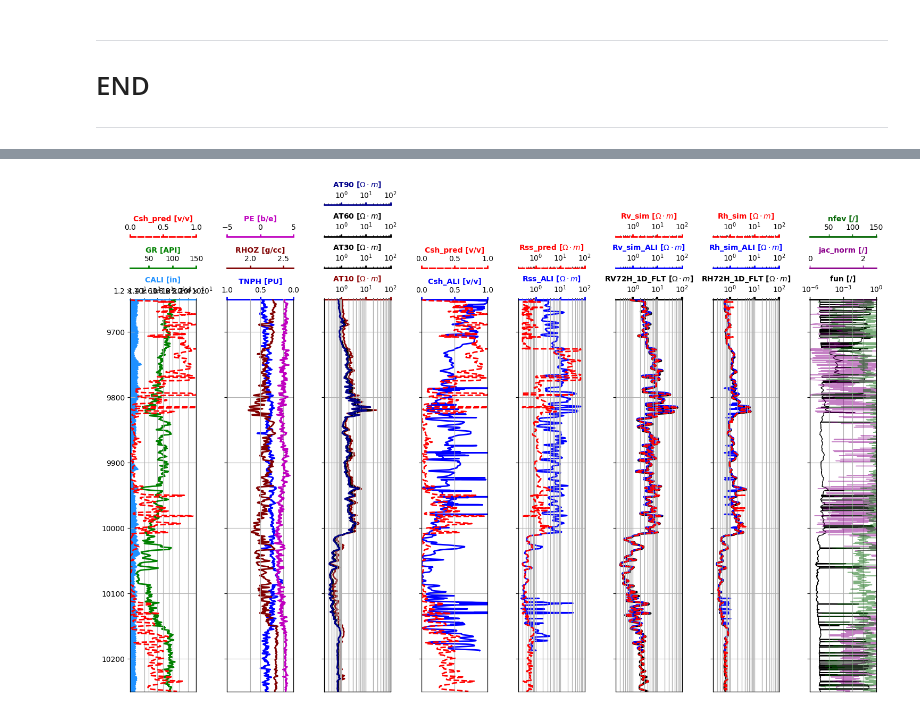
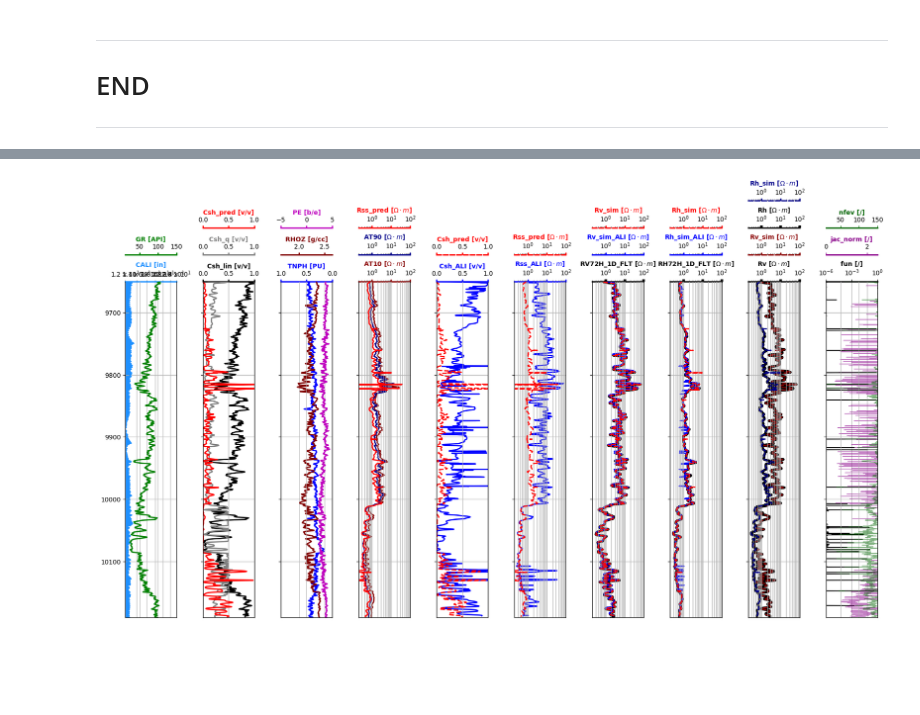
Before and after one commit to misaelmmorales/Anisotropic-Resistivity-Inversion, a Jupyter notebook: main_nb.ipynb, the cells around one changed output, grey strips where cells are left out. Saved outputs shown, nothing was run; the diff lists cells and outputs as text; code cells hidden in the pictures; blank space fills up the shorter version.

```diff
--- a/main_nb.ipynb
+++ b/main_nb.ipynb
@@ -266,3 +242,7 @@ Csh: max=5.116 | min=0.034
 ***
 # END
 ***
+# %%
+from main import *
+ari = ARI()
+case1, case2 = ari.load_data()
@@ -534,49 +481,60 @@ Index(['AT10', 'AT20', 'AT30', 'AT60', 'AT90', 'CALI', 'CORE_FLAG', 'COREPERM',
 # %%
-fig, axs = plt.subplots(1, 8, figsize=(15,10), sharey=True)
-ax1, ax2, ax3, ax4, ax5, ax6, ax7, ax8 = axs
+df = lasio.read('well1.las').df()
+
+fig, axs = plt.subplots(1, 10, figsize=(17.5,10), sharey=True)
+ax0, ax1, ax2, ax3, ax4, ax5, ax6, ax7, ax8, ax9 = axs
+
+ax01 = ax0.twiny()
+ari.plot_curve(ax0, df, 'CALI', 12, 24, 'dodgerblue', units='in', fill=True, semilog=True, pad=0)
+ari.plot_curve(ax01, df, 'GR', 10, 150, 'g', units='API', pad=8)
 
 ax11, ax12 = ax1.twiny(), ax1.twiny()
-ari.plot_curve(ax1, df, 'CALI', 12, 24, 'dodgerblue', units='in', fill=True, semilog=True, pad=0)
-ari.plot_curve(ax11, df, 'GR', 10, 150, 'g', units='API', pad=8)
-ari.plot_curve(ax12, sol, 'Csh_pred', 0, 1, 'r', ls='--', units='v/v', pad=16)
+ari.plot_curve(ax1, data, 'Csh_lin', 0, 1, 'k', units='v/v', pad=0)
+ari.plot_curve(ax11, data, 'Csh_q', 0, 1, 'gray', units='v/v', pad=8)
+ari.plot_curve(ax12, sol, 'Csh_pred', 0, 1, 'r', units='v/v', pad=16)
 
 ax21, ax22 = ax2.twiny(), ax2.twiny()
 ari.plot_curve(ax2, df, 'TNPH', 1, 0, 'b', units='PU', pad=0)
 ari.plot_curve(ax21, df, 'RHOZ', 1.65, 2.65, 'maroon', units='g/cc', pad=8)
 ari.plot_curve(ax22, df, 'PE', -5, 5, 'm', units='b/e', pad=16)
 
-ax31, ax32, ax33 = ax3.twiny(), ax3.twiny(), ax3.twiny()
+ax31, ax32 = ax3.twiny(), ax3.twiny()
 ari.plot_curve(ax3, df, 'AT10', 0.2, 100, 'darkred', semilog=True, units='$\Omega\cdot m$', pad=0)
-ari.plot_curve(ax31, df, 'AT30', 0.2, 100, 'k', semilog=True, units='$\Omega\cdot m$', pad=8)
-ari.plot_curve(ax32, df, 'AT60', 0.2, 100, 'k', semilog=True, units='$\Omega\cdot m$', pad=16)
-ari.plot_curve(ax33, df, 'AT90', 0.2, 100, 'darkblue', semilog=True, units='$\Omega\cdot m$', pad=24)
+ari.plot_curve(ax31, df, 'AT90', 0.2, 100, 'darkblue', semilog=True, units='$\Omega\cdot m$', pad=8)
+ari.plot_curve(ax32, sol, 'Rss_pred', 0.2, 100, 'r', semilog=True, units='$\Omega\cdot m$', pad=16)
 
 ax41 = ax4.twiny()
 ari.plot_curve(ax4, ali_sol, 'Csh_ALI', 0, 1, 'b', units='v/v', pad=0)
 ari.plot_curve(ax41, sol, 'Csh_pred', 0, 1, 'r', ls='--', units='v/v', pad=8)
 
 ax51 = ax5.twiny()
 ari.plot_curve(ax5, ali_sol, 'Rss_ALI', 0.2, 100, 'b', semilog=True, units='$\Omega\cdot m$', pad=0)
 ari.plot_curve(ax51, sol, 'Rss_pred', 0.2, 100, 'r', ls='--', semilog=True, units='$\Omega\cdot m$', pad=8)
 
 ax61, ax62 = ax6.twiny(), ax6.twiny()
-ari.plot_curve(ax6, df, 'RV72H_1D_FLT', 0.2, 100, 'k', s=3, semilog=True, units='$\Omega\cdot m$', pad=0)
+ari.plot_curve(ax6, df, 'RV72H_1D_FLT', 0.2, 100, 'k', s=4, semilog=True, units='$\Omega\cdot m$', pad=0)
 ari.plot_curve(ax61, ali_sol, 'Rv_sim_ALI', 0.2, 100, 'b', semilog=True, units='$\Omega\cdot m$', pad=8)
 ari.plot_curve(ax62, sol, 'Rv_sim', 0.2, 100, 'r', ls='--', semilog=True, units='$\Omega\cdot m$', pad=16)
 
 ax71, ax72 = ax7.twiny(), ax7.twiny()
-ari.plot_curve(ax7, df, 'RH72H_1D_FLT', 0.2, 100, 'k', s=3, semilog=True, units='$\Omega\cdot m$', pad=0)
+ari.plot_curve(ax7, df, 'RH72H_1D_FLT', 0.2, 100, 'k', s=4, semilog=True, units='$\Omega\cdot m$', pad=0)
 ari.plot_curve(ax71, ali_sol, 'Rh_sim_ALI', 0.2, 100, 'b', semilog=True, units='$\Omega\cdot m$', pad=8)
 ari.plot_curve(ax72, sol, 'Rh_sim', 0.2, 100, 'r', ls='--', semilog=True, units='$\Omega\cdot m$', pad=16)
 
-ax81, ax82 = ax8.twiny(), ax8.twiny()
-ari.plot_curve(ax8, sol, 'fun', 1e-6, 1e0, 'k', s=1, semilog=True, units='/', pad=0)
-ari.plot_curve(ax81, sol, 'jac_norm', 0, 2.5, 'darkmagenta', s=1, units='/', pad=8, alpha=0.5)
-ari.plot_curve(ax82, sol, 'nfev', 10, 150, 'darkgreen', s=1, units='/', pad=16, alpha=0.5)
+ax81, ax82, ax83 = ax8.twiny(), ax8.twiny(), ax8.twiny()
+ari.plot_curve(ax8, data, 'Rv', 0.2, 100, 'k', s=4, semilog=True, units='$\Omega\cdot m$', pad=0)
+ari.plot_curve(ax81, sol, 'Rv_sim', 0.2, 100, 'darkred', ls='--', semilog=True, units='$\Omega\cdot m$', pad=8)
+ari.plot_curve(ax82, data, 'Rh', 0.2, 100, 'k', s=4, semilog=True, units='$\Omega\cdot m$', pad=16)
+ari.plot_curve(ax83, sol, 'Rh_sim', 0.2, 100, 'darkblue', ls='--', semilog=True, units='$\Omega\cdot m$', pad=24)
 
-ax1.set_ylim(10250, 9650)
+ax91, ax92 = ax9.twiny(), ax9.twiny()
+ari.plot_curve(ax9, sol, 'fun', 1e-6, 1e0, 'k', s=1, semilog=True, units='/', pad=0)
+ari.plot_curve(ax91, sol, 'jac_norm', 0, 2.5, 'darkmagenta', s=1, units='/', pad=8, alpha=0.5)
+ari.plot_curve(ax92, sol, 'nfev', 10, 150, 'darkgreen', s=1, units='/', pad=16, alpha=0.5)
+
+ax1.set_ylim(10190, 9650)
 
 plt.tight_layout()
 plt.show()
 # %% [output]
-[figure, old version]
+[figure, new version]
```
Also changed, not shown: parts of 17 cells of this notebook, 1 other file.
